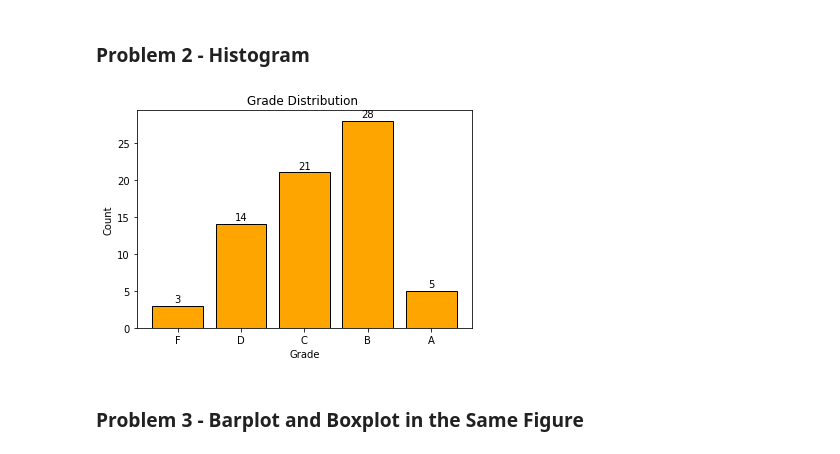
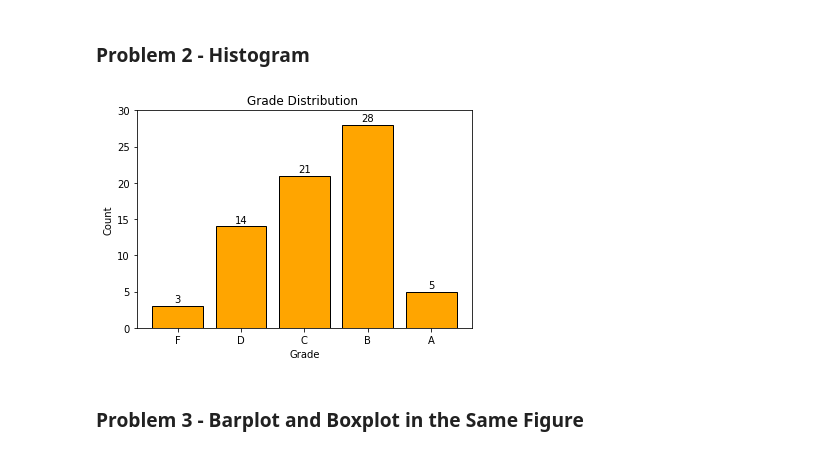
Before and after one commit to IE-555/homework4-masadull, a Jupyter notebook: masadull_hw4.ipynb, the cells around one changed output. Saved outputs shown, nothing was run; the diff lists cells and outputs as text; code cells hidden in the pictures.

```diff
--- a/masadull_hw4.ipynb
+++ b/masadull_hw4.ipynb
@@ -63,18 +63,19 @@ grade_counts = data['Grade'].value_counts()
 # %%
 # Rearrange the grade_counts seires by grade
 grade_counts = grade_counts.reindex(['F', 'D', 'C', 'B', 'A'])
 
 #plots a histogram of the grade distribution
 fig, ax = plt.subplots()
 ax.bar(grade_counts.index, grade_counts, color='orange', edgecolor='black')
 ax.set_xlabel('Grade')
 ax.set_ylabel('Count')
 ax.set_title('Grade Distribution ')
+ax.set_ylim(0,30)
 
 for i, count in enumerate(grade_counts):
     ax.text(i, count + 0.5, str(count), ha='center')
 # %% [output]
-[figure, old version]
+[figure, new version]
 # %% [markdown]
 ### Problem 3 - Barplot and Boxplot in the Same Figure
 # %%
```
Also changed, not shown: parts of 4 cells of this notebook.
